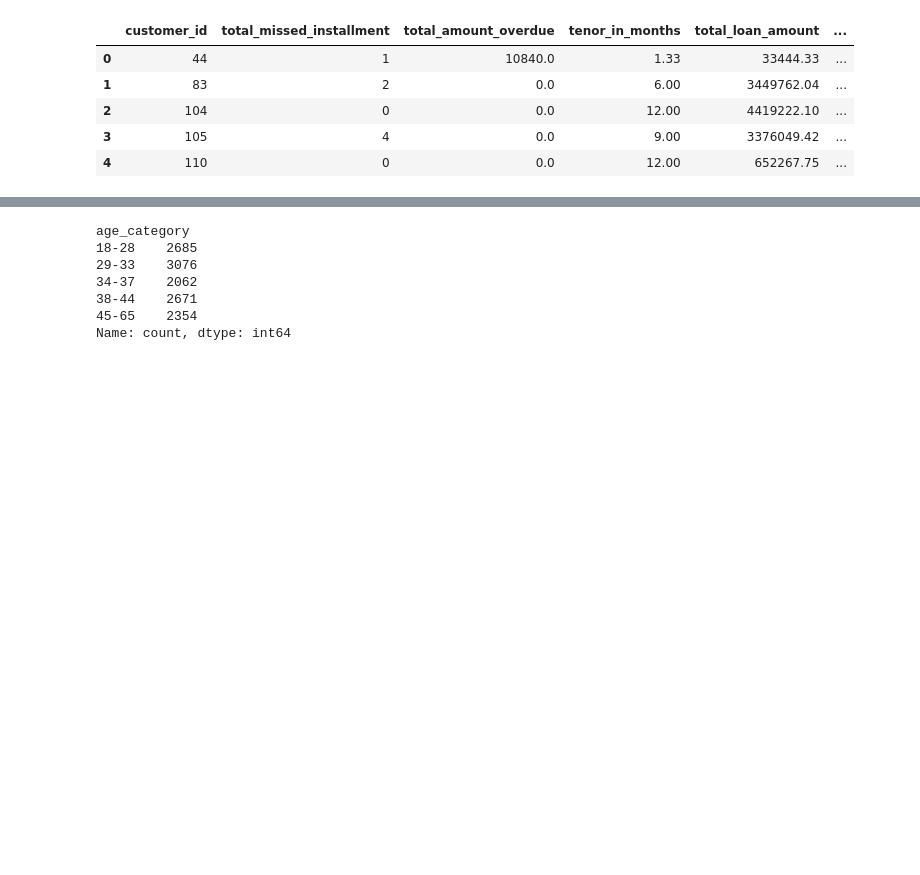
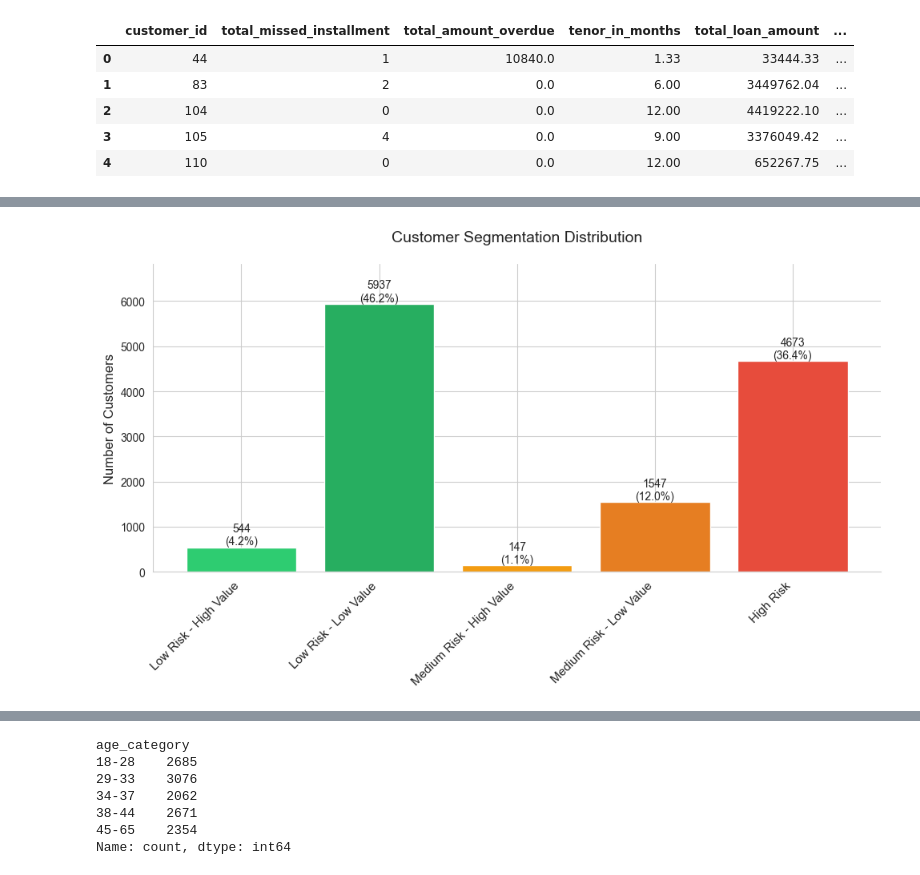
Before and after one commit to ubokobongx/X_customer_segmentation, a Jupyter notebook: notebook/modelling.ipynb, the cells around one changed output, grey strips where cells are left out. Drawn from its saved outputs; the diff is of its cells as text; code cells hidden in the pictures; blank space fills up the shorter version.

```diff
--- a/notebook/modelling.ipynb
+++ b/notebook/modelling.ipynb
@@ -721,25 +721,24 @@ def segment_customer(row):
     # -------- RISK CLASSIFICATION (data-driven) --------
     if (
         row['count_14plus_dpd'] <= 0 and
-        row['missed_payment_ratio'] <= 0.5 and
+        row['missed_payment_ratio'] <= 0.4 and
         row['maturity_dpd'] <= 0
     ):
         risk = 'Low'
 
     elif (
-        row['count_14plus_dpd'] <= 2 and
-        row['missed_payment_ratio'] <= 1.5 and
-        row['maturity_dpd'] <= 7
+        row['count_14plus_dpd'] <= 1 and
+        row['missed_payment_ratio'] <= 0.7 and
+        row['maturity_dpd'] <= 14
     ):
         risk = 'Medium'
 
     else:
         return 'High Risk'
 
-    # -------- VALUE CLASSIFICATION --------
     value = 'High Value' if (
-        row['monthly_loan_volume'] >= working_df['monthly_loan_volume'].quantile(0.65) or
-        row['repayment_efficiency'] >= working_df['repayment_efficiency'].quantile(0.70)
+        row['monthly_loan_volume'] >= working_df['monthly_loan_volume'].quantile(0.75) and
+        row['repayment_efficiency'] >= 0.15
     ) else 'Low Value'
 
     return f"{risk} Risk - {value}"
@@ -748,31 +747,33 @@ def segment_customer(row):
 working_df['segment'] = working_df.apply(segment_customer, axis=1)
 # Define segment order
 segment_order = [
     'Low Risk - High Value',
     'Low Risk - Low Value',
     'Medium Risk - High Value',
     'Medium Risk - Low Value',
     'High Risk'
 ]
 
 # Calculate counts and percentages
 segment_counts = working_df['segment'].value_counts()[segment_order]
 percentages = (segment_counts / len(working_df)) * 100
 
 # Plot the distribution
 plt.figure(figsize=(10, 6))
 bars = plt.bar(segment_order, segment_counts, color=['#2ecc71', '#27ae60', '#f39c12', '#e67e22', '#e74c3c'])
 for bar, count, pct in zip(bars, segment_counts, percentages):
     plt.text(bar.get_x() + bar.get_width()/2,
              bar.get_height() + 5,
              f'{count}\n({pct:.1f}%)',
              ha='center', va='bottom', fontsize=10)
 
 plt.title('Customer Segmentation Distribution', fontsize=14, pad=20)
 plt.ylabel('Number of Customers', fontsize=12)
 plt.xticks(rotation=45, ha='right', fontsize=11)
 plt.ylim(0, max(segment_counts) * 1.15)
 sns.despine()
 plt.tight_layout()
 plt.show()
+# %% [output]
+[figure, added]
 # %%
```
Also changed, not shown: parts of 5 cells of this notebook, 55 other files.
